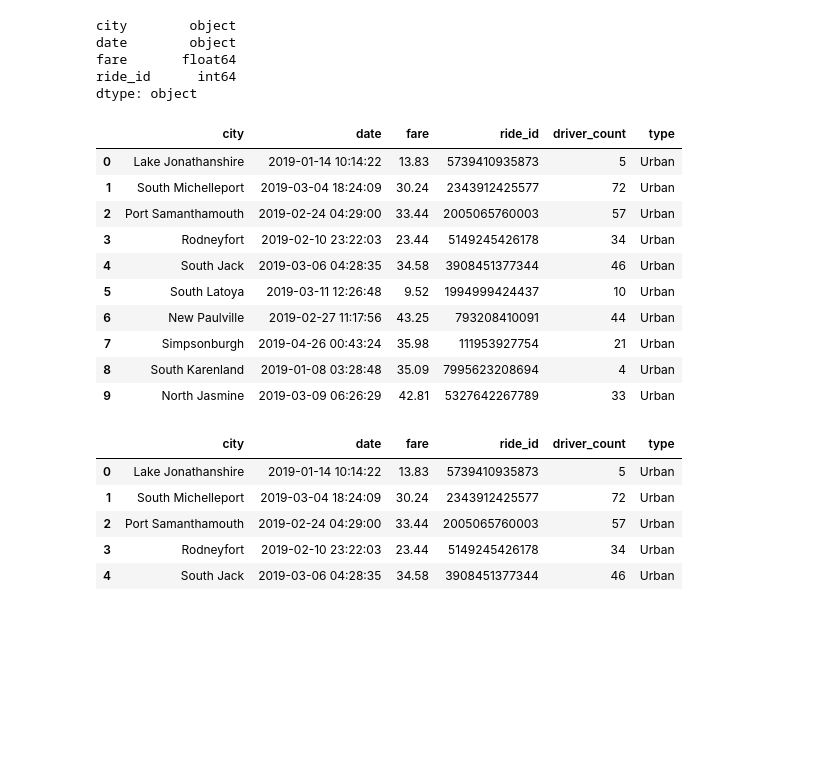
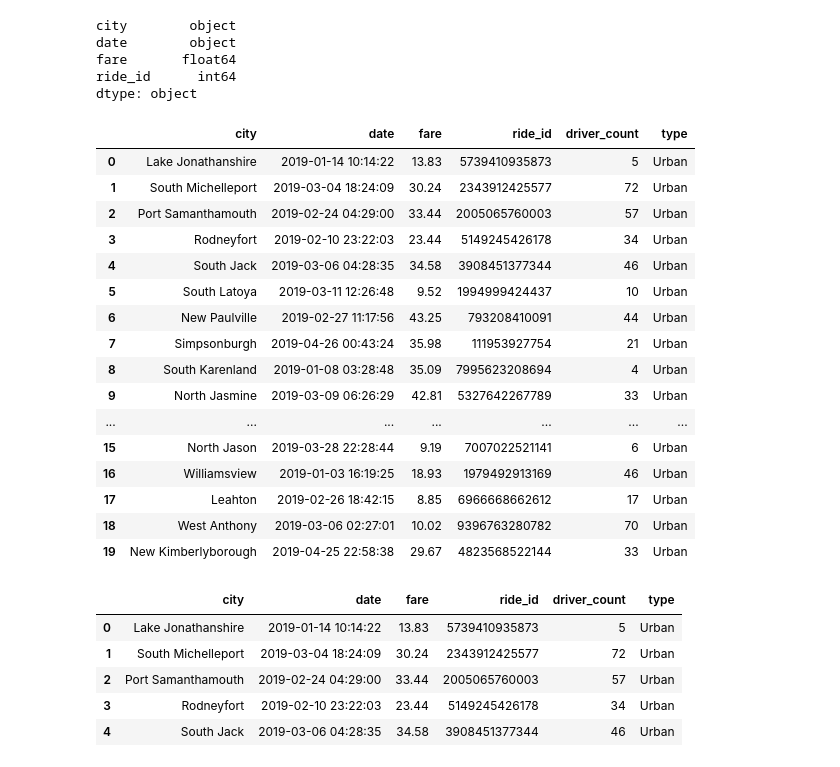
Before and after one commit to vanessaneang/PyBer_Analysis, a Jupyter notebook: PyBer.ipynb, the cells around one changed output. Drawn from its saved outputs; the diff is of its cells as text; code cells hidden in the pictures; blank space fills up the shorter version.

```diff
--- a/PyBer.ipynb
+++ b/PyBer.ipynb
@@ -123,23 +123,29 @@ dtype: object
 # %%
 # Merge Dataframes together
 # Combine the data into a single dataset
 pyber_data_df = pd.merge(ride_data_df, city_data_df, how='left', on=['city', 'city'])
 
 # Display the dataframe
 
-pyber_data_df.head(10)
+pyber_data_df.head(20)
 # %% [output]
 |  | city | date | fare | ride_id | driver_count | type |
 | 0 | Lake Jonathanshire | 2019-01-14 10:14:22 | 13.83 | 5739410935873 | 5 | Urban |
 | 1 | South Michelleport | 2019-03-04 18:24:09 | 30.24 | 2343912425577 | 72 | Urban |
 | 2 | Port Samanthamouth | 2019-02-24 04:29:00 | 33.44 | 2005065760003 | 57 | Urban |
 | 3 | Rodneyfort | 2019-02-10 23:22:03 | 23.44 | 5149245426178 | 34 | Urban |
 | 4 | South Jack | 2019-03-06 04:28:35 | 34.58 | 3908451377344 | 46 | Urban |
 | 5 | South Latoya | 2019-03-11 12:26:48 | 9.52 | 1994999424437 | 10 | Urban |
 | 6 | New Paulville | 2019-02-27 11:17:56 | 43.25 | 793208410091 | 44 | Urban |
 | 7 | Simpsonburgh | 2019-04-26 00:43:24 | 35.98 | 111953927754 | 21 | Urban |
 | 8 | South Karenland | 2019-01-08 03:28:48 | 35.09 | 7995623208694 | 4 | Urban |
 | 9 | North Jasmine | 2019-03-09 06:26:29 | 42.81 | 5327642267789 | 33 | Urban |
+| ... | ... | ... | ... | ... | ... | ... |
+| 15 | North Jason | 2019-03-28 22:28:44 | 9.19 | 7007022521141 | 6 | Urban |
+| 16 | Williamsview | 2019-01-03 16:19:25 | 18.93 | 1979492913169 | 46 | Urban |
+| 17 | Leahton | 2019-02-26 18:42:15 | 8.85 | 6966668662612 | 17 | Urban |
+| 18 | West Anthony | 2019-03-06 02:27:01 | 10.02 | 9396763280782 | 70 | Urban |
+| 19 | New Kimberlyborough | 2019-04-25 22:58:38 | 29.67 | 4823568522144 | 33 | Urban |
 # %%
 # Create the Urban City DataFrame
 urban_cities_df = pyber_data_df[pyber_data_df["type"] == "Urban"]
```
Also changed, not shown: parts of 38 cells of this notebook, 2 other files.
